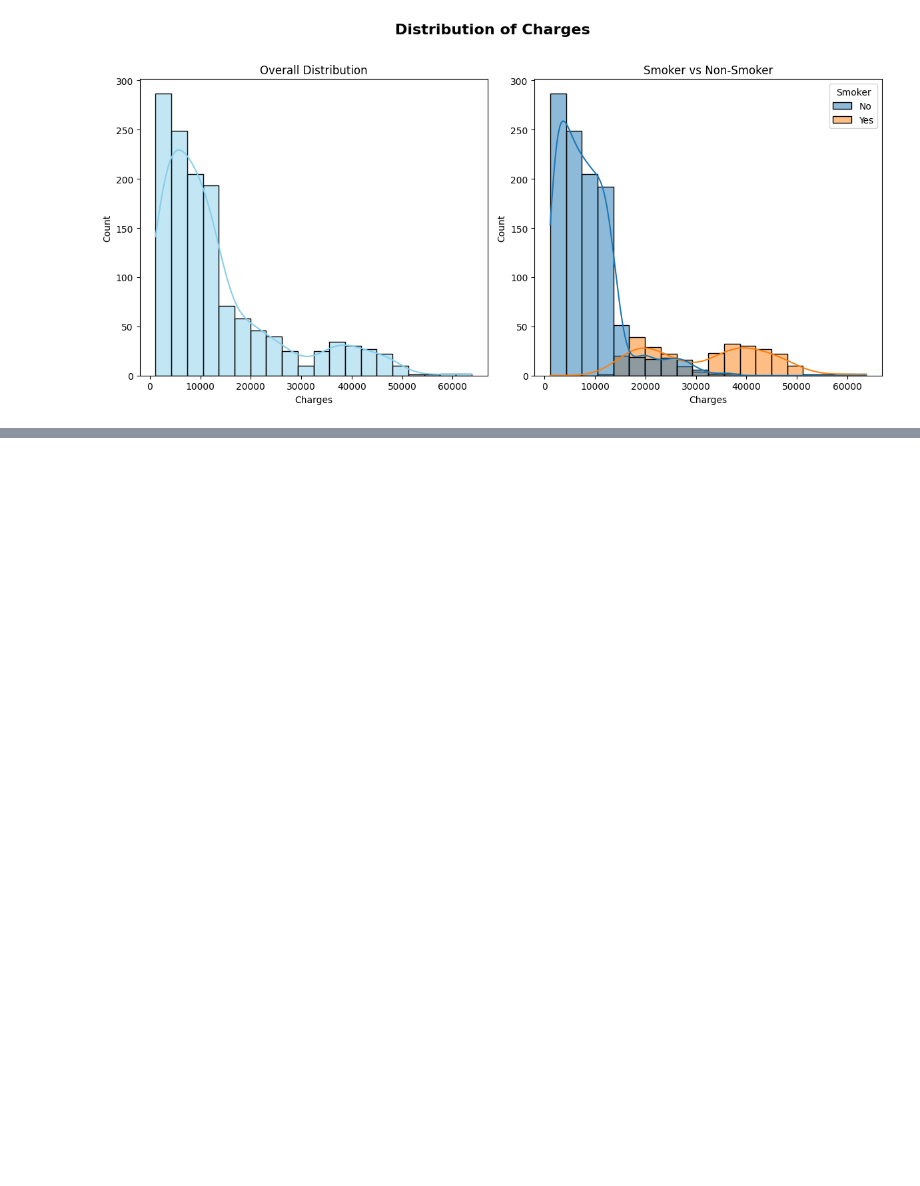
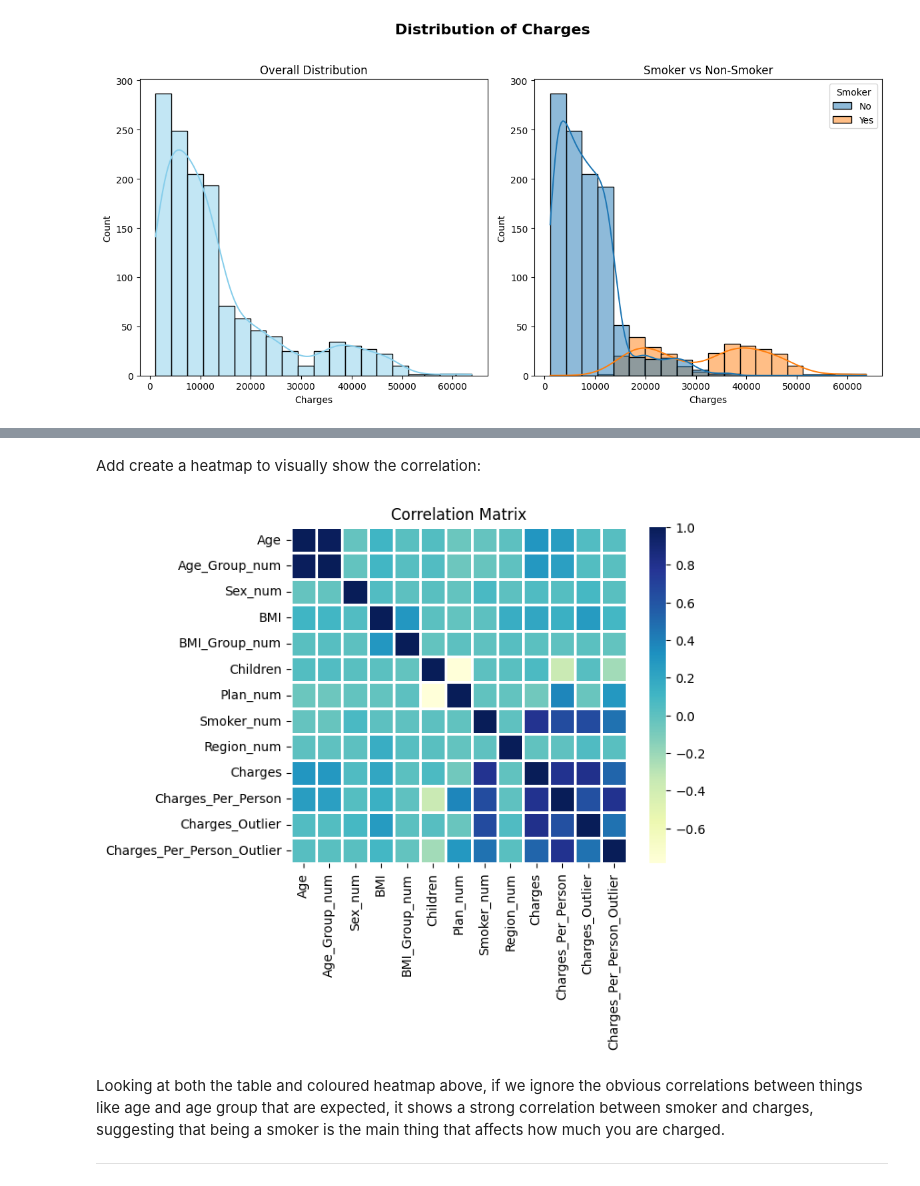
Before and after one commit to petedanielsmith/HealthcareInsuranceDataAnalyticsProject, a Jupyter notebook: jupyter_notebooks/data_visualisation.ipynb, the cells around one changed output, grey strips where cells are left out. Drawn from its saved outputs; the diff is of its cells as text; code cells hidden in the pictures; blank space fills up the shorter version.

Commit message:
Add correlation table and heatmap to notebook (#23)

```diff
--- a/jupyter_notebooks/data_visualisation.ipynb
+++ b/jupyter_notebooks/data_visualisation.ipynb
@@ -182,0 +187,3 @@ In the charts above, the charges are very much skewed towards the lower end, how
+# %%
+corr = insurance.corr(numeric_only=True)
+corr
@@ -182,0 +205,16 @@ In the charts above, the charges are very much skewed towards the lower end, how
+# %% [markdown]
+Add create a heatmap to visually show the correlation:
+# %%
+# Create a heatmap to visually show the correlation
+sns.heatmap(corr, cmap="YlGnBu", square=True, linewidths=1, linecolor="white")
+plt.title("Correlation Matrix")
+
+# Save figure and show
+plt.savefig('../charts/correlation_matrix_heatmap.png')
+plt.show()
+# %% [output]
+[figure, added]
+# %% [markdown]
+Looking at both the table and coloured heatmap above, if we ignore the obvious correlations between things like age and age group that are expected, it shows a strong correlation between smoker and charges, suggesting that being a smoker is the main thing that affects how much you are charged.
+
+---
```
Also changed, not shown: parts of 2 cells of this notebook, 1 other file.
